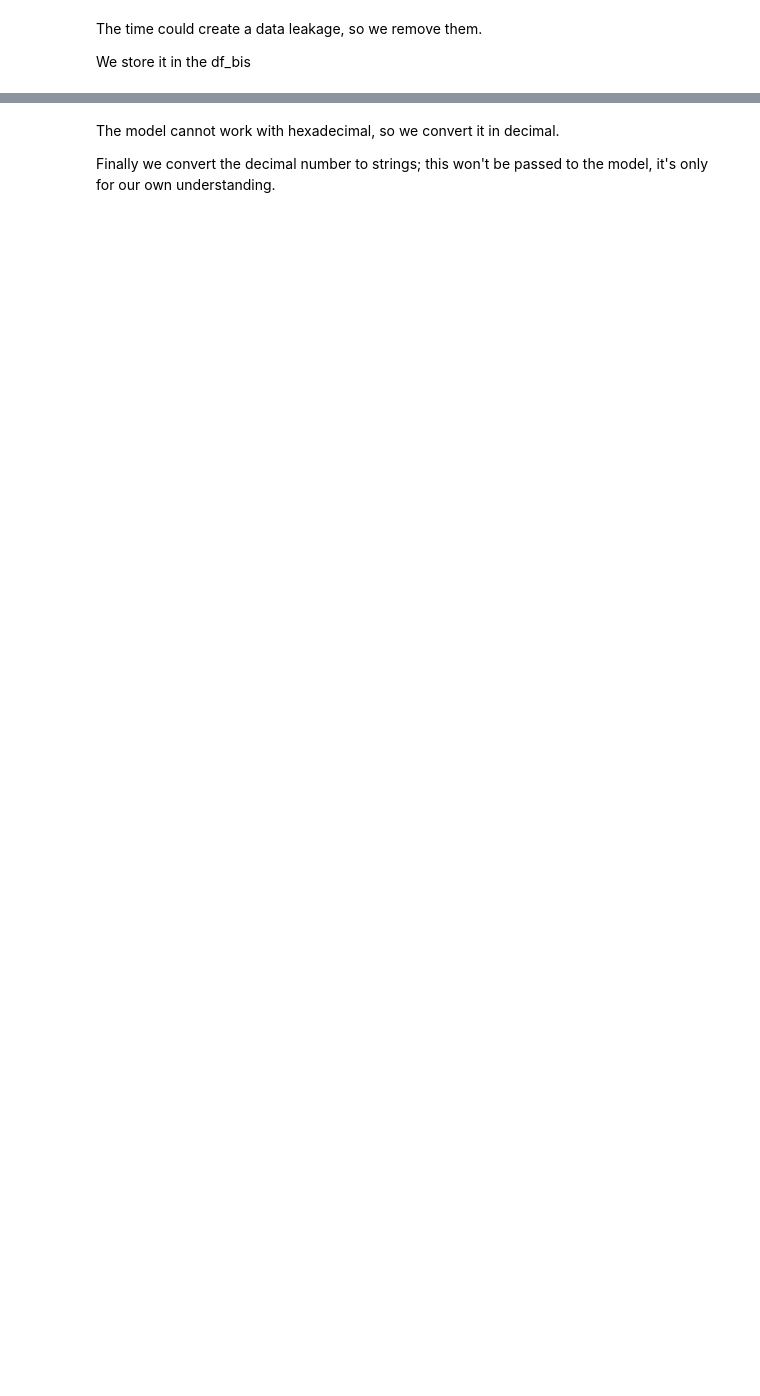
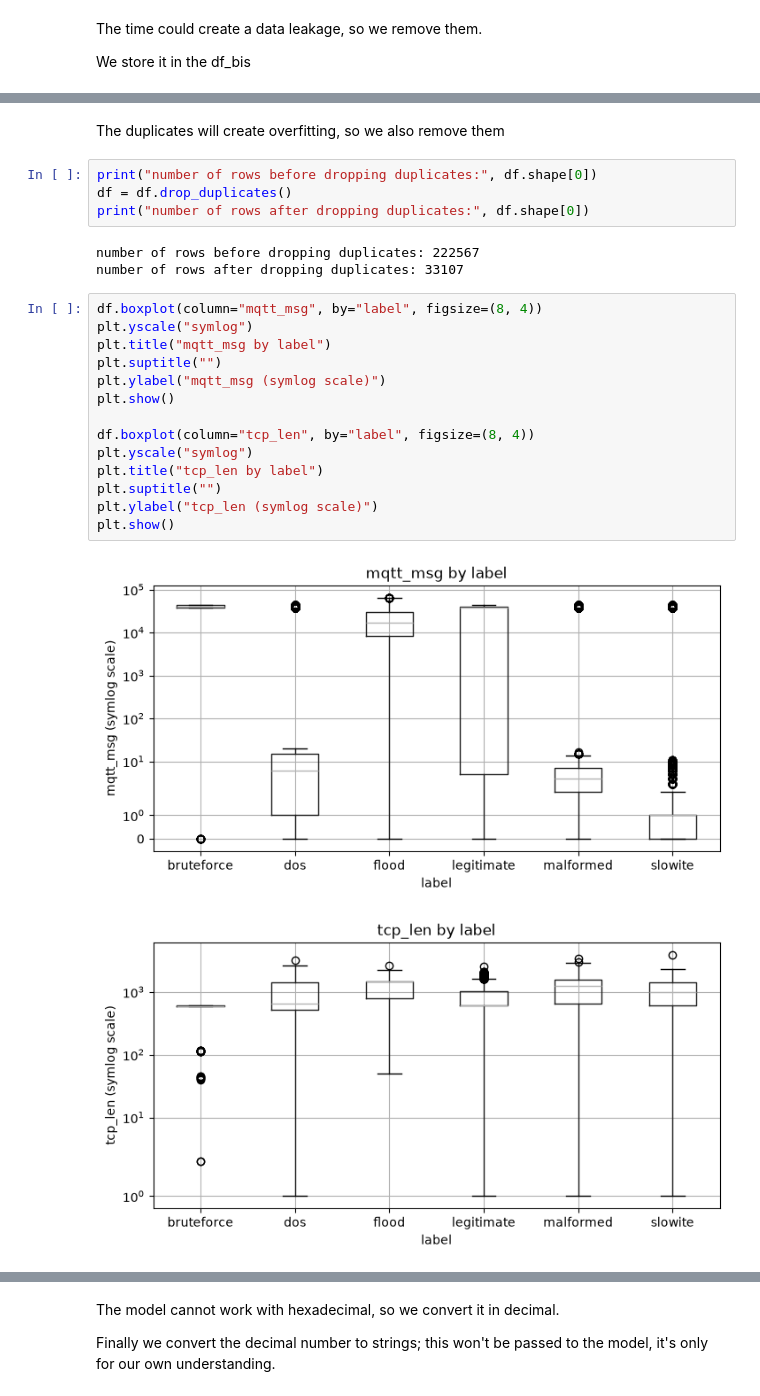
Before and after one commit to eliotthbn/Projet_machine_learning_OCC, a Jupyter notebook: Week 2/Week2.ipynb, the cells around one changed output, grey strips where cells are left out. Drawn from its saved outputs; the diff is of its cells as text; blank space fills up the shorter version.

```diff
--- a/Week 2/Week2.ipynb
+++ b/Week 2/Week2.ipynb
@@ -37,0 +46,26 @@ df = df.drop(columns = ["timestamp", "tcp_time_delta"])
+# %% [markdown]
+The duplicates will create overfitting, so we also remove them
+# %%
+print("number of rows before dropping duplicates:", df.shape[0])
+df = df.drop_duplicates()
+print("number of rows after dropping duplicates:", df.shape[0])
+# %% [output]
+number of rows before dropping duplicates: 222567
+number of rows after dropping duplicates: 33107
+# %%
+df.boxplot(column="mqtt_msg", by="label", figsize=(8, 4))
+plt.yscale("symlog")
+plt.title("mqtt_msg by label")
+plt.suptitle("")
+plt.ylabel("mqtt_msg (symlog scale)")
+plt.show()
+
+df.boxplot(column="tcp_len", by="label", figsize=(8, 4))
+plt.yscale("symlog")
+plt.title("tcp_len by label")
+plt.suptitle("")
+plt.ylabel("tcp_len (symlog scale)")
+plt.show()
+# %% [output]
+[figure, added]
+[figure, added]
```
Also changed, not shown: parts of 10 cells of this notebook, 1 other file.
